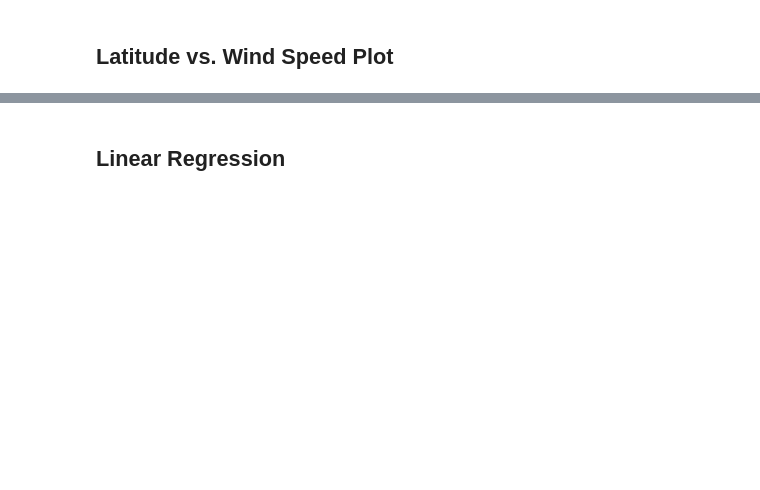
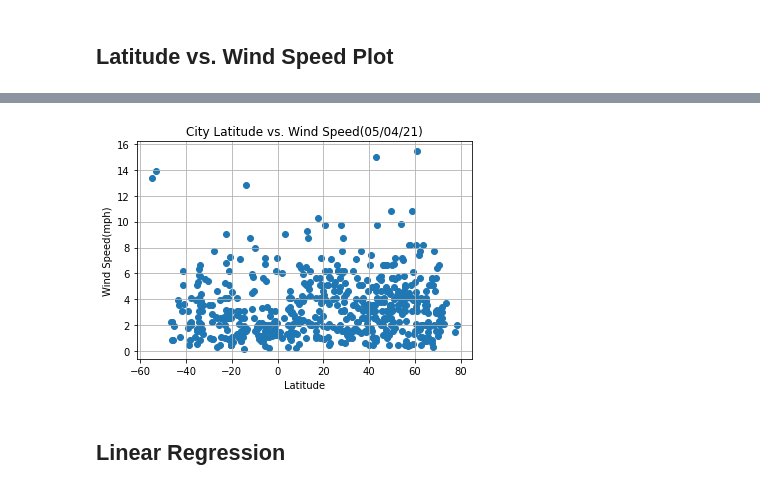
Before and after one commit to arriova16/api-homework, a Jupyter notebook: WeatherPy/WeatherPy.ipynb, the cells around one changed output, grey strips where cells are left out. Saved outputs shown, nothing was run; the diff lists cells and outputs as text; code cells hidden in the pictures; blank space fills up the shorter version.

```diff
--- a/WeatherPy/WeatherPy.ipynb
+++ b/WeatherPy/WeatherPy.ipynb
@@ -225,2 +248,13 @@ Int64Index([], dtype='int64')
+# %%
+x_values = city_df['Lat']
+y_values = city_df['Wind Speed']
+plt.scatter(x_values, y_values)
+plt.title("City Latitude vs. Wind Speed(05/04/21)")
+plt.xlabel("Latitude")
+plt.ylabel("Wind Speed(mph)")
+plt.grid()
+plt.savefig('Lat vs WindSpeed.png')
+# %% [output]
+[figure, added]
 # %% [markdown]
 ## Linear Regression
```
Also changed, not shown: parts of 25 cells of this notebook.
